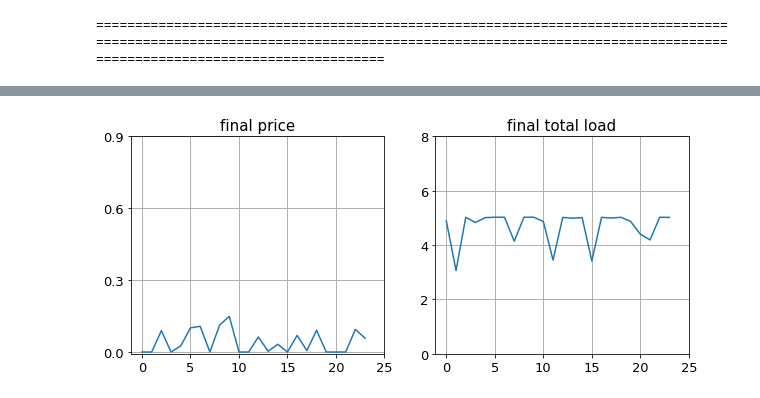
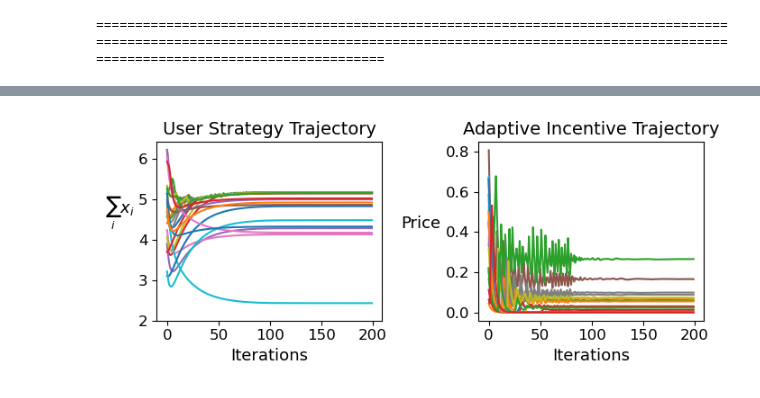
Before and after one commit to socially-optimal-energy/pscc-2024, a Jupyter notebook: determinstic_adaptive_mechanism.ipynb, the cells around one changed output, grey strips where cells are left out. Saved outputs shown, nothing was run; the diff lists cells and outputs as text; code cells hidden in the pictures.

```diff
--- a/determinstic_adaptive_mechanism.ipynb
+++ b/determinstic_adaptive_mechanism.ipynb
@@ -245,16 +175,29 @@ ax1.tick_params(axis='both', which='major', labelsize=13)
-# %%
-fig, (ax1, ax2) = plt.subplots(1, 2, figsize=(10,4))
-ax1.plot(p_traj[-1, :])
-ax1.set_title("final price", fontsize=15)
-ax1.set_xticks(np.arange(0, 27, 5))
-ax1.set_yticks(np.arange(0, 1, 0.3))
-ax1.grid(linewidth=1)
-ax1.tick_params(axis='both', which='major', labelsize=13)
-ax2.plot(torch.sum(x_traj, dim=1)[-1, :])
-ax2.set_title("final total load", fontsize=15)
-ax2.tick_params(axis='both', which='major', labelsize=13)
-ax2.set_xticks(np.arange(0, 27, 5))
-ax2.set_yticks(np.arange(0, 9, 2))
-ax2.grid(linewidth=1)
-# %% [output]
-[figure, removed]
+# %%
+plt.figure(figsize=(7, 3))
+
+plt.subplot(1, 2, 1)
+
+plt.plot(torch.sum(x_traj, dim=1))
+plt.xlabel("Iterations", fontsize=13)
+plt.ylabel(r"$\sum_{i} x_i$", rotation="horizontal", labelpad = 15, fontsize=13)
+# plt.legend(loc=1, handletextpad=0.5, labelspacing=0.1, fontsize=14)
+plt.title("User Strategy Trajectory", fontsize=14)
+plt.tick_params(axis="both", which="both", labelsize=12)
+plt.yticks(np.arange(2, 7, 1))
+plt.xticks(np.arange(0, 250, 50))
+
+
+plt.subplot(1, 2, 2)
+plt.plot(torch.stack(p_traj))
+plt.xlabel("Iterations", fontsize=13)
+plt.ylabel("Price", rotation="horizontal", labelpad = 20, fontsize=13)
+plt.title("Adaptive Incentive Trajectory", fontsize=14)
+plt.tick_params(axis="both", which="both", labelsize=12)
+plt.yticks(np.arange(0, 1.0, 0.2))
+plt.xticks(np.arange(0, 250, 50))
+
+
+plt.tight_layout()
+plt.show()
+# %% [output]
+[figure, added]
```
Also changed, not shown: parts of 14 cells of this notebook, 1 other file.
